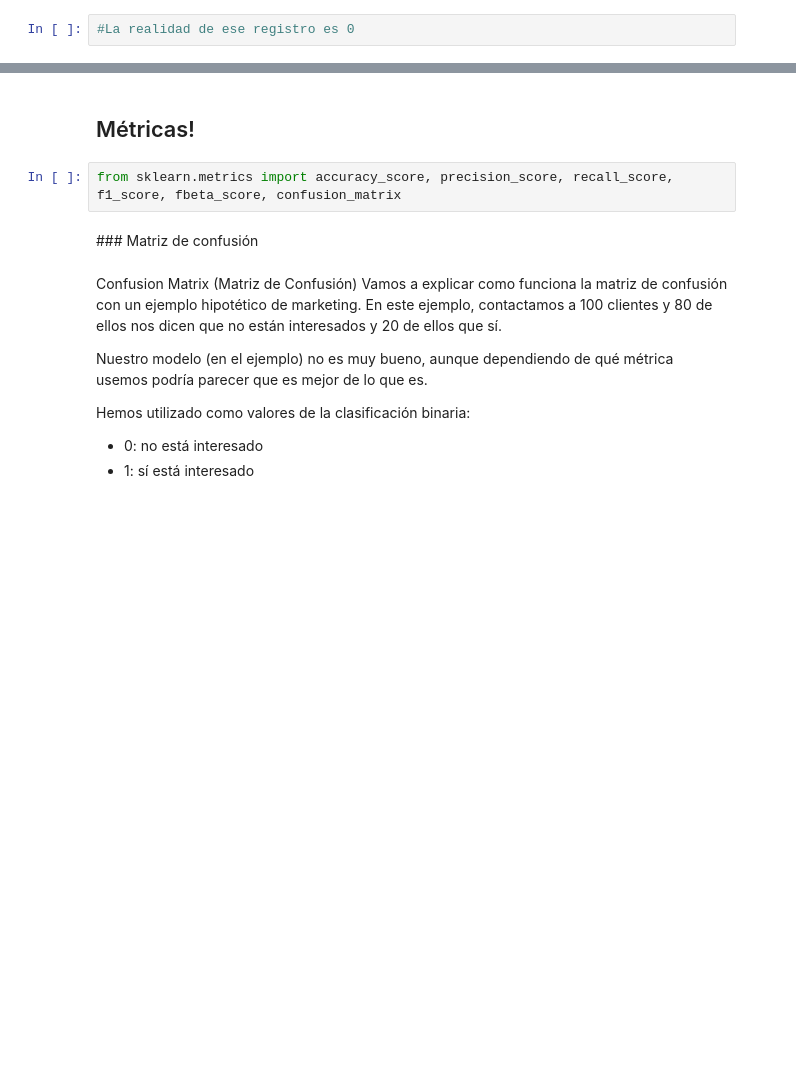
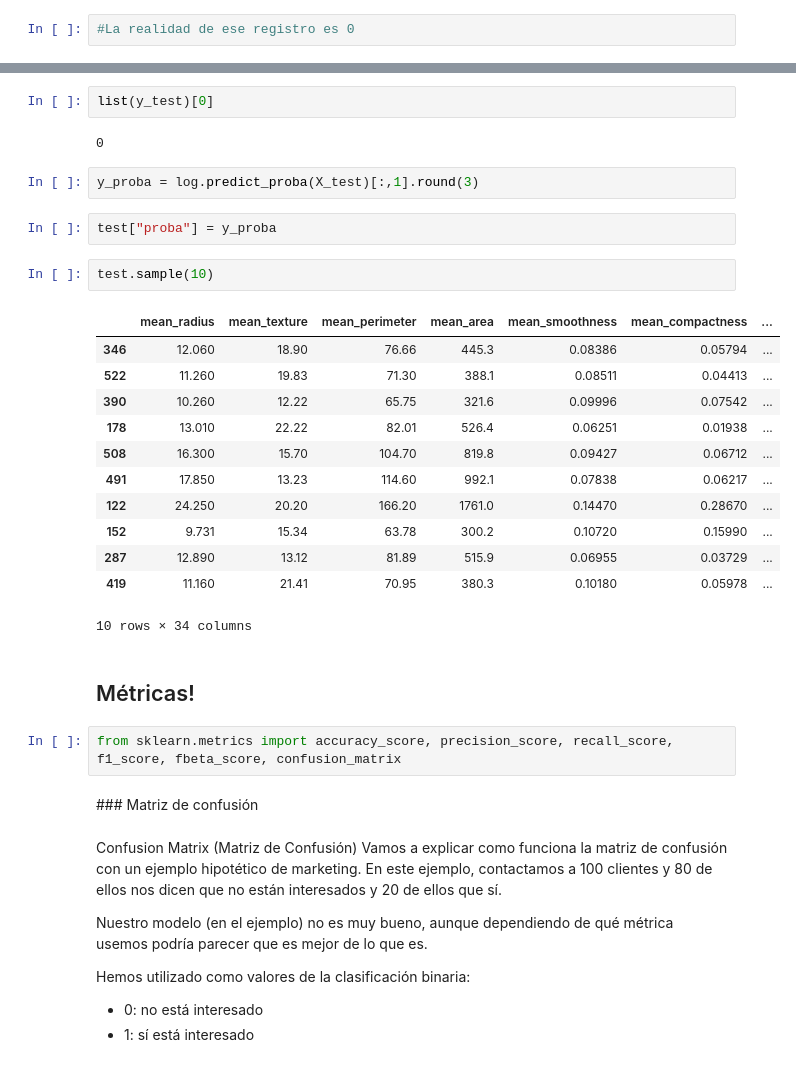
Before and after one commit to Ironhack-Data-Madrid-Octubre-2021/apuntes_clase, a Jupyter notebook: semana_07/02-Clasificación-.ipynb, the cells around one changed output, grey strips where cells are left out. Saved outputs shown, nothing was run; the diff lists cells and outputs as text; blank space fills up the shorter version.

```diff
--- a/semana_07/02-Clasificación-.ipynb
+++ b/semana_07/02-Clasificación-.ipynb
@@ -128,3 +366,26 @@ Please also refer to the documentation for alternative solver options:
+# %%
+list(y_test)[0]
+# %% [output]
+0
+# %%
+y_proba = log.predict_proba(X_test)[:,1].round(3)
+# %%
+test["proba"] = y_proba
+# %%
+test.sample(10)
+# %% [output]
+|  | mean_radius | mean_texture | mean_perimeter | mean_area | mean_smoothness | mean_compactness | ... |
+| 346 | 12.060 | 18.90 | 76.66 | 445.3 | 0.08386 | 0.05794 | ... |
+| 522 | 11.260 | 19.83 | 71.30 | 388.1 | 0.08511 | 0.04413 | ... |
+| 390 | 10.260 | 12.22 | 65.75 | 321.6 | 0.09996 | 0.07542 | ... |
+| 178 | 13.010 | 22.22 | 82.01 | 526.4 | 0.06251 | 0.01938 | ... |
+| 508 | 16.300 | 15.70 | 104.70 | 819.8 | 0.09427 | 0.06712 | ... |
+| 491 | 17.850 | 13.23 | 114.60 | 992.1 | 0.07838 | 0.06217 | ... |
+| 122 | 24.250 | 20.20 | 166.20 | 1761.0 | 0.14470 | 0.28670 | ... |
+| 152 | 9.731 | 15.34 | 63.78 | 300.2 | 0.10720 | 0.15990 | ... |
+| 287 | 12.890 | 13.12 | 81.89 | 515.9 | 0.06955 | 0.03729 | ... |
+| 419 | 11.160 | 21.41 | 70.95 | 380.3 | 0.10180 | 0.05978 | ... |
+10 rows × 34 columns
 # %% [markdown]
 ## Métricas!
 # %%
```
Also changed, not shown: parts of 56 cells of this notebook.
